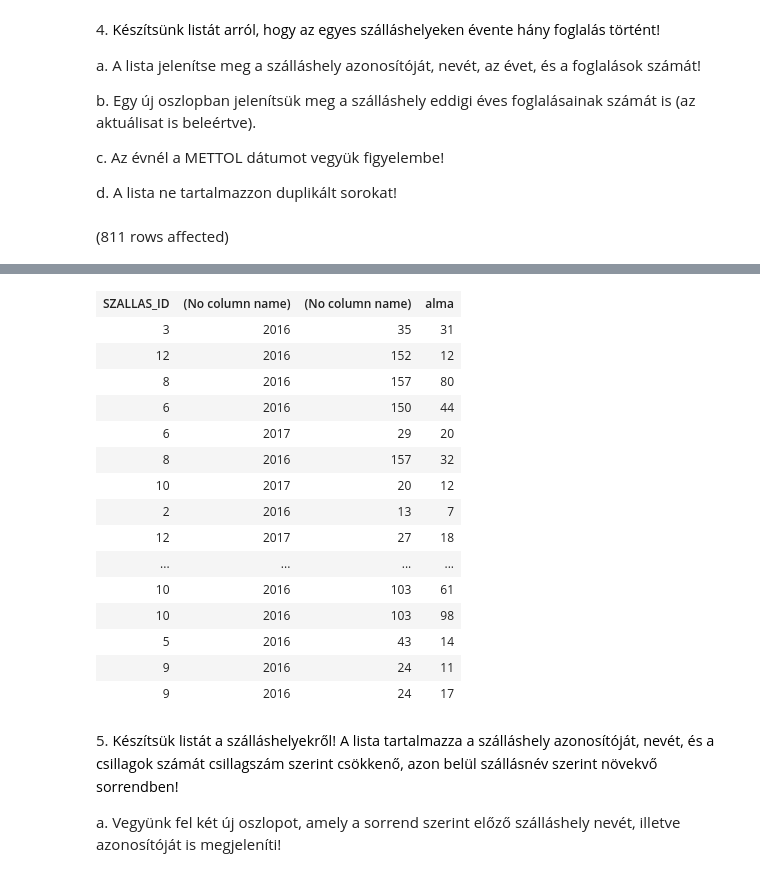
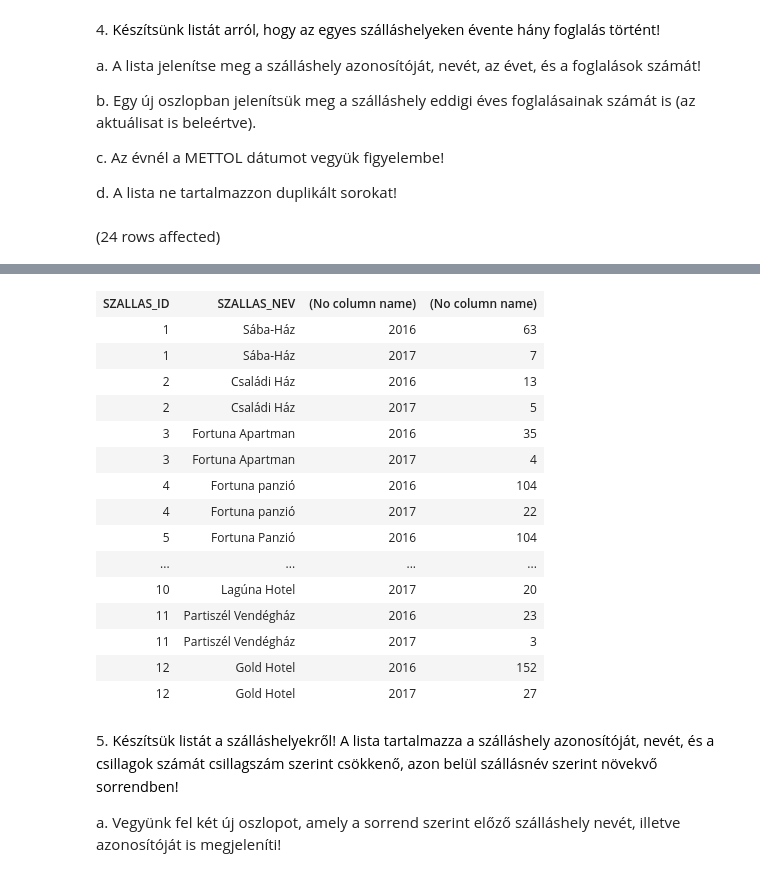
Before and after one commit to richardhestencz/Adatbazisok, a Jupyter notebook: gyakorlat06_feladatok.ipynb, the cells around one changed output, grey strips where cells are left out. Saved outputs shown, nothing was run; the diff lists cells and outputs as text; code cells hidden in the pictures.

```diff
--- a/gyakorlat06_feladatok.ipynb
+++ b/gyakorlat06_feladatok.ipynb
@@ -36,12 +96,10 @@ c. Az évnél a METTOL dátumot vegyük figyelembe!
 
 d. A lista ne tartalmazzon duplikált sorokat!
 # %%
-SELECT DISTINCT szh.SZALLAS_ID, (YEAR(f.METTOL)), COUNT(*) OVER(PARTITION BY szh.SZALLAS_ID, YEAR(f.METTOL)), COUNT(*)
-                                                           OVER(PARTITION BY szh.szallas_nev,YEAR(f.METTOL)  ORDER BY f.METTOL RANGE BETWEEN UNBOUNDED PRECEDING AND CURRENT ROW) AS 'alma'
----eddigi foglalások száma
+SELECT DISTINCT szh.SZALLAS_ID, szh.SZALLAS_NEV ,YEAR(METTOL), COUNT(f.METTOL) OVER(PARTITION BY szh.szallas_nev, YEAR(METTOL))
 
 
 FROM szallashely szh JOIN Szoba sz ON szh.SZALLAS_ID = sz.SZALLAS_FK
                     JOIN Foglalas f ON sz.SZOBA_ID = f.SZOBA_FK
 # %% [output]
-(811 rows affected)
+(24 rows affected)
@@ -49,19 +107,19 @@ Total execution time: 00:00:00.052
-| SZALLAS_ID | (No column name) | (No column name) | alma |
-| 3 | 2016 | 35 | 31 |
-| 12 | 2016 | 152 | 12 |
-| 8 | 2016 | 157 | 80 |
-| 6 | 2016 | 150 | 44 |
-| 6 | 2017 | 29 | 20 |
-| 8 | 2016 | 157 | 32 |
-| 10 | 2017 | 20 | 12 |
-| 2 | 2016 | 13 | 7 |
-| 12 | 2017 | 27 | 18 |
+| SZALLAS_ID | SZALLAS_NEV | (No column name) | (No column name) |
+| 1 | Sába-Ház | 2016 | 63 |
+| 1 | Sába-Ház | 2017 | 7 |
+| 2 | Családi Ház | 2016 | 13 |
+| 2 | Családi Ház | 2017 | 5 |
+| 3 | Fortuna Apartman | 2016 | 35 |
+| 3 | Fortuna Apartman | 2017 | 4 |
+| 4 | Fortuna panzió | 2016 | 104 |
+| 4 | Fortuna panzió | 2017 | 22 |
+| 5 | Fortuna Panzió | 2016 | 104 |
 | ... | ... | ... | ... |
-| 10 | 2016 | 103 | 61 |
-| 10 | 2016 | 103 | 98 |
-| 5 | 2016 | 43 | 14 |
-| 9 | 2016 | 24 | 11 |
-| 9 | 2016 | 24 | 17 |
+| 10 | Lagúna Hotel | 2017 | 20 |
+| 11 | Partiszél Vendégház | 2016 | 23 |
+| 11 | Partiszél Vendégház | 2017 | 3 |
+| 12 | Gold Hotel | 2016 | 152 |
+| 12 | Gold Hotel | 2017 | 27 |
 # %% [markdown]
 5. <span style="background-color: rgb(255, 255, 255); color: rgb(0, 0, 0); font-family: &quot;Open Sans&quot;, sans-serif; font-size: 14.44px;">Készítsük listát a szálláshelyekről! A lista tartalmazza a szálláshely azonosítóját, nevét, és a csillagok számát csillagszám szerint csökkenő, azon belül szállásnév szerint növekvő sorrendben!&nbsp;</span>
 
```
Also changed, not shown: parts of 8 cells of this notebook.
